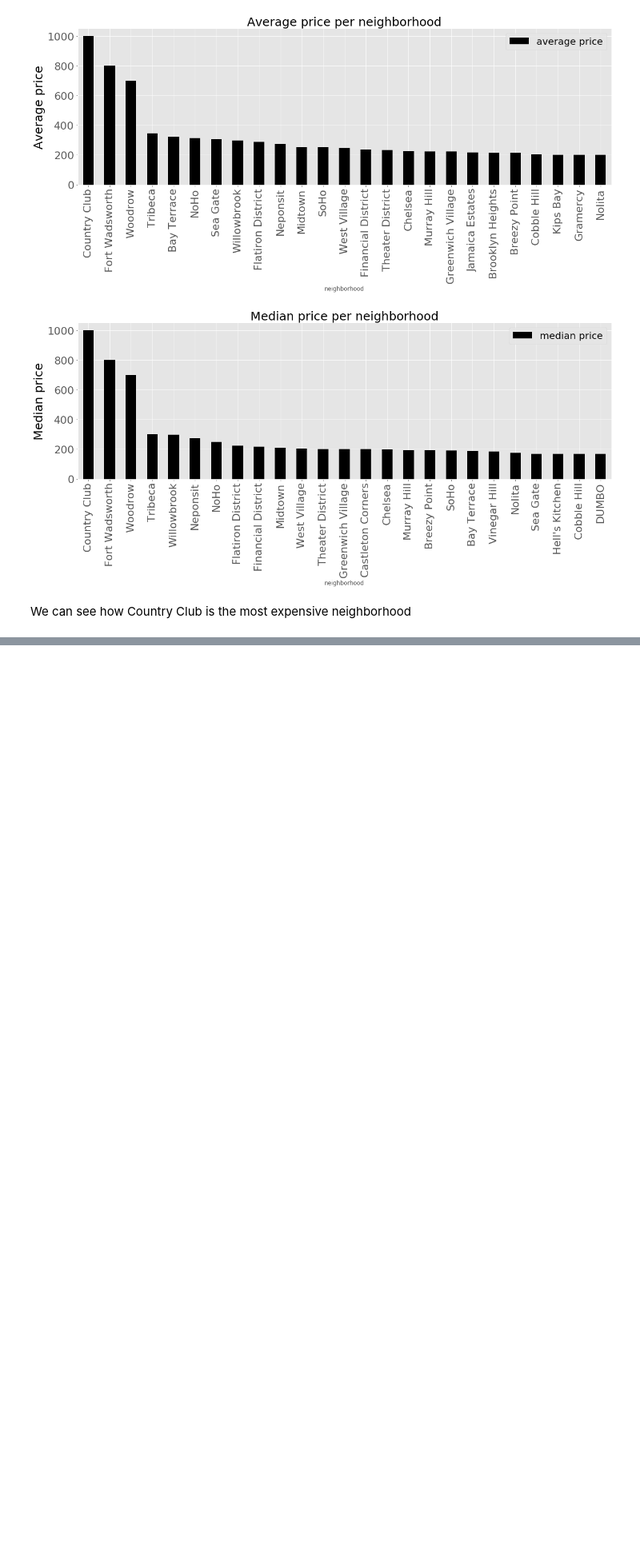
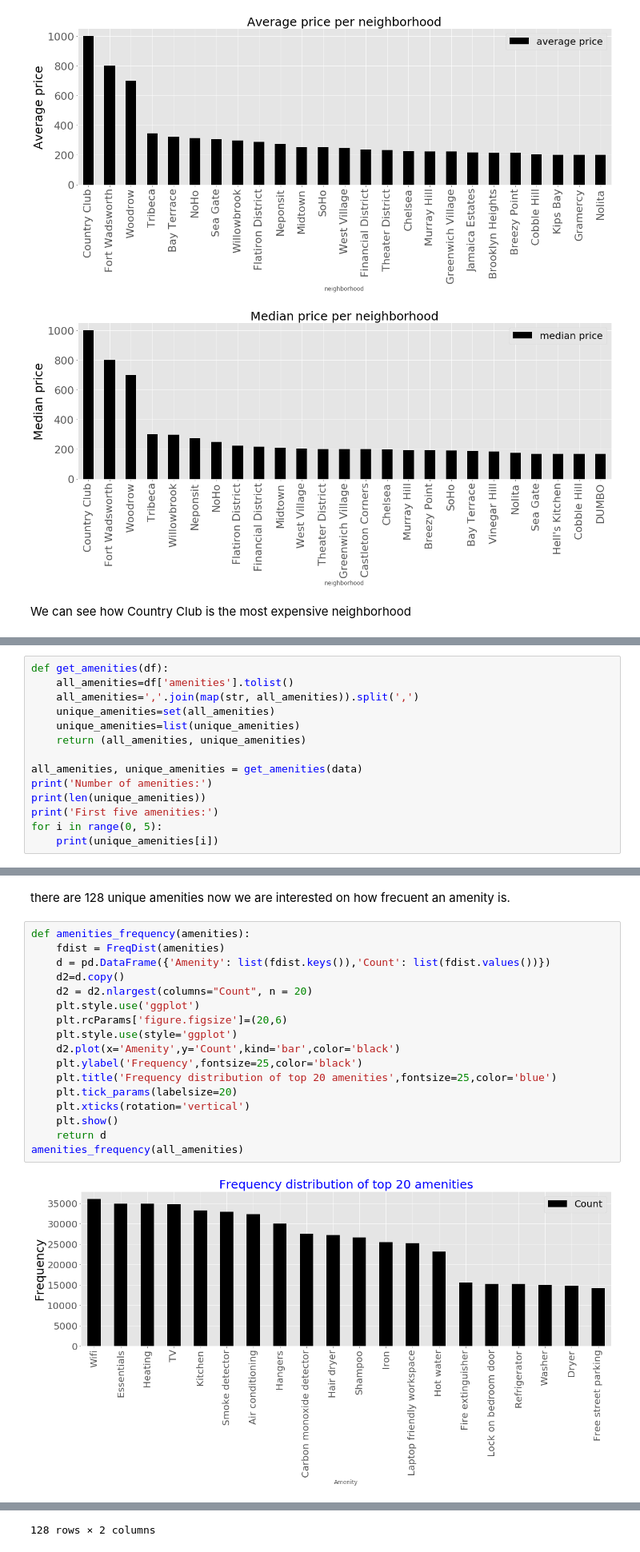
Before and after one commit to juankipedia/machine-learning-lab, a Jupyter notebook: linear-regression/airbnb/airbnb.ipynb, the cells around one changed output, grey strips where cells are left out. Shown at 80% size. Drawn from its saved outputs; the diff is of its cells as text; blank space fills up the shorter version.

```diff
--- a/linear-regression/airbnb/airbnb.ipynb
+++ b/linear-regression/airbnb/airbnb.ipynb
@@ -546,0 +609,14 @@ We can see how Country Club is the most expensive neighborhood
+# %%
+def get_amenities(df):
+    all_amenities=df['amenities'].tolist()
+    all_amenities=','.join(map(str, all_amenities)).split(',')
+    unique_amenities=set(all_amenities)
+    unique_amenities=list(unique_amenities)
+    return (all_amenities, unique_amenities)
+
+all_amenities, unique_amenities = get_amenities(data)
+print('Number of amenities:')
+print(len(unique_amenities))
+print('First five amenities:')
+for i in range(0, 5):
+    print(unique_amenities[i])
@@ -546,0 +632,21 @@ We can see how Country Club is the most expensive neighborhood
+# %% [markdown]
+there are 128 unique amenities now we are interested on how frecuent an amenity is.
+# %%
+def amenities_frequency(amenities):
+    fdist = FreqDist(amenities)
+    d = pd.DataFrame({'Amenity': list(fdist.keys()),'Count': list(fdist.values())})
+    d2=d.copy()
+    d2 = d2.nlargest(columns="Count", n = 20)
+    plt.style.use('ggplot')
+    plt.rcParams['figure.figsize']=(20,6)
+    plt.style.use(style='ggplot')
+    d2.plot(x='Amenity',y='Count',kind='bar',color='black')
+    plt.ylabel('Frequency',fontsize=25,color='black')
+    plt.title('Frequency distribution of top 20 amenities',fontsize=25,color='blue')
+    plt.tick_params(labelsize=20)
+    plt.xticks(rotation='vertical')
+    plt.show()
+    return d
+amenities_frequency(all_amenities)
+# %% [output]
+[figure, added]
@@ -546,0 +665 @@ We can see how Country Club is the most expensive neighborhood
+128 rows × 2 columns
```
Also changed, not shown: parts of 15 cells of this notebook.
